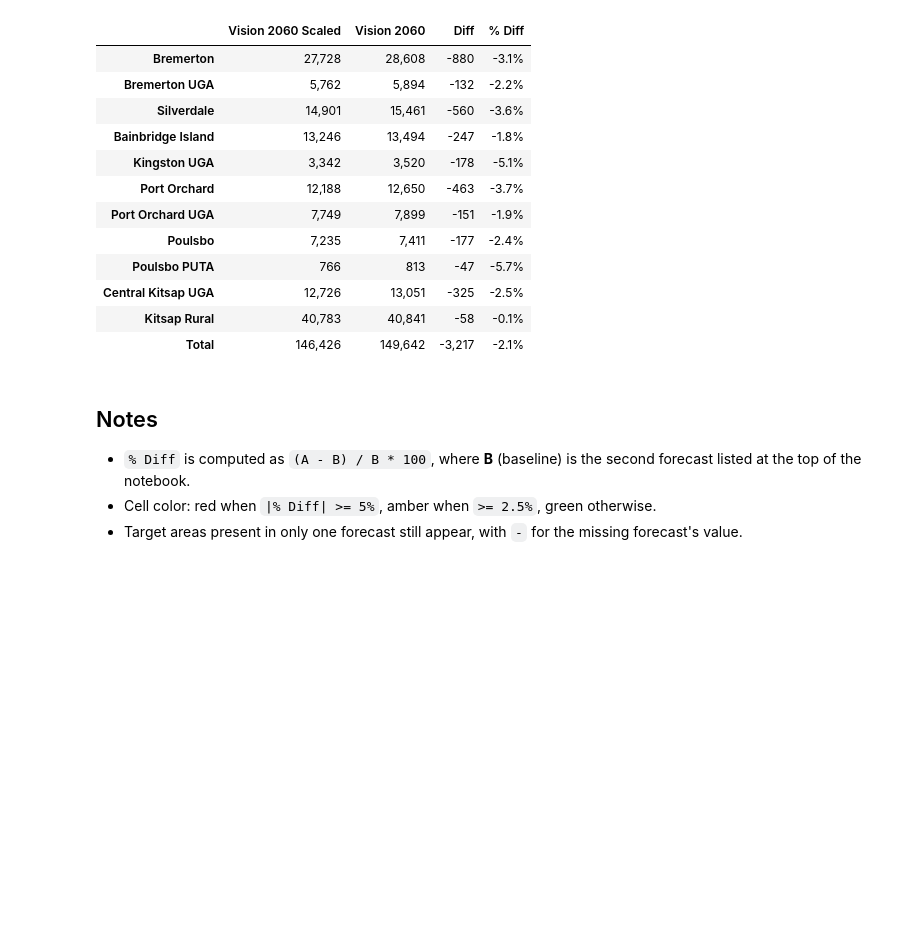
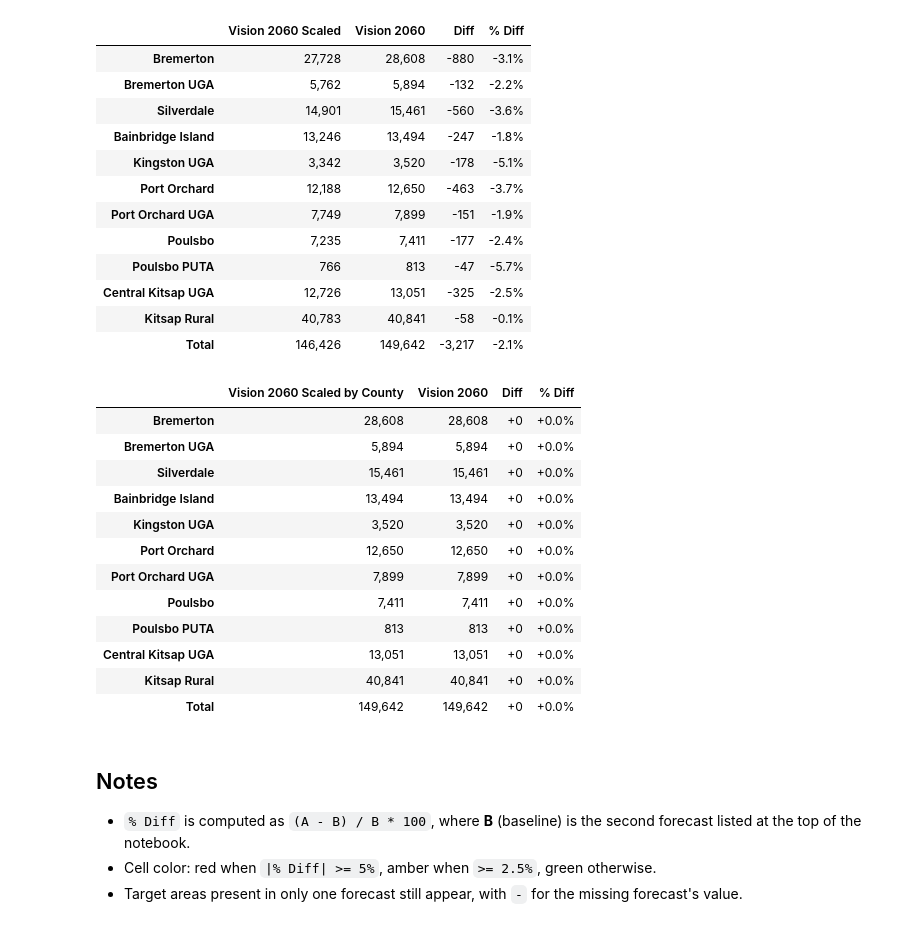
Before and after one commit to psrc/control_totals, a Jupyter notebook: control_totals/validation/summary_scripts/households_compare_2060.ipynb, the cells around one changed output. Cells and saved outputs as stored; diff of their text form; code cells hidden in the pictures; blank space fills up the shorter version.

```diff
--- a/control_totals/validation/summary_scripts/households_compare_2060.ipynb
+++ b/control_totals/validation/summary_scripts/households_compare_2060.ipynb
@@ -108,6 +178,22 @@ compare_hh_target_area(FORECAST_A, FORECAST_B, YEAR, 53035)
 | Central Kitsap UGA | 12,726 | 13,051 | -325 | -2.5% |
 | Kitsap Rural | 40,783 | 40,841 | -58 | -0.1% |
 | Total | 146,426 | 149,642 | -3,217 | -2.1% |
+# %%
+compare_hh_target_area(FORECAST_C, FORECAST_B, YEAR, 53035)
+# %% [output]
+|  | Vision 2060 Scaled by County | Vision 2060 | Diff | % Diff |
+| Bremerton | 28,608 | 28,608 | +0 | +0.0% |
+| Bremerton UGA | 5,894 | 5,894 | +0 | +0.0% |
+| Silverdale | 15,461 | 15,461 | +0 | +0.0% |
+| Bainbridge Island | 13,494 | 13,494 | +0 | +0.0% |
+| Kingston UGA | 3,520 | 3,520 | +0 | +0.0% |
+| Port Orchard | 12,650 | 12,650 | +0 | +0.0% |
+| Port Orchard UGA | 7,899 | 7,899 | +0 | +0.0% |
+| Poulsbo | 7,411 | 7,411 | +0 | +0.0% |
+| Poulsbo PUTA | 813 | 813 | +0 | +0.0% |
+| Central Kitsap UGA | 13,051 | 13,051 | +0 | +0.0% |
+| Kitsap Rural | 40,841 | 40,841 | +0 | +0.0% |
+| Total | 149,642 | 149,642 | +0 | +0.0% |
 # %% [markdown]
 ## Notes
 
```
Also changed, not shown: parts of 6 cells of this notebook, 23 other files.
